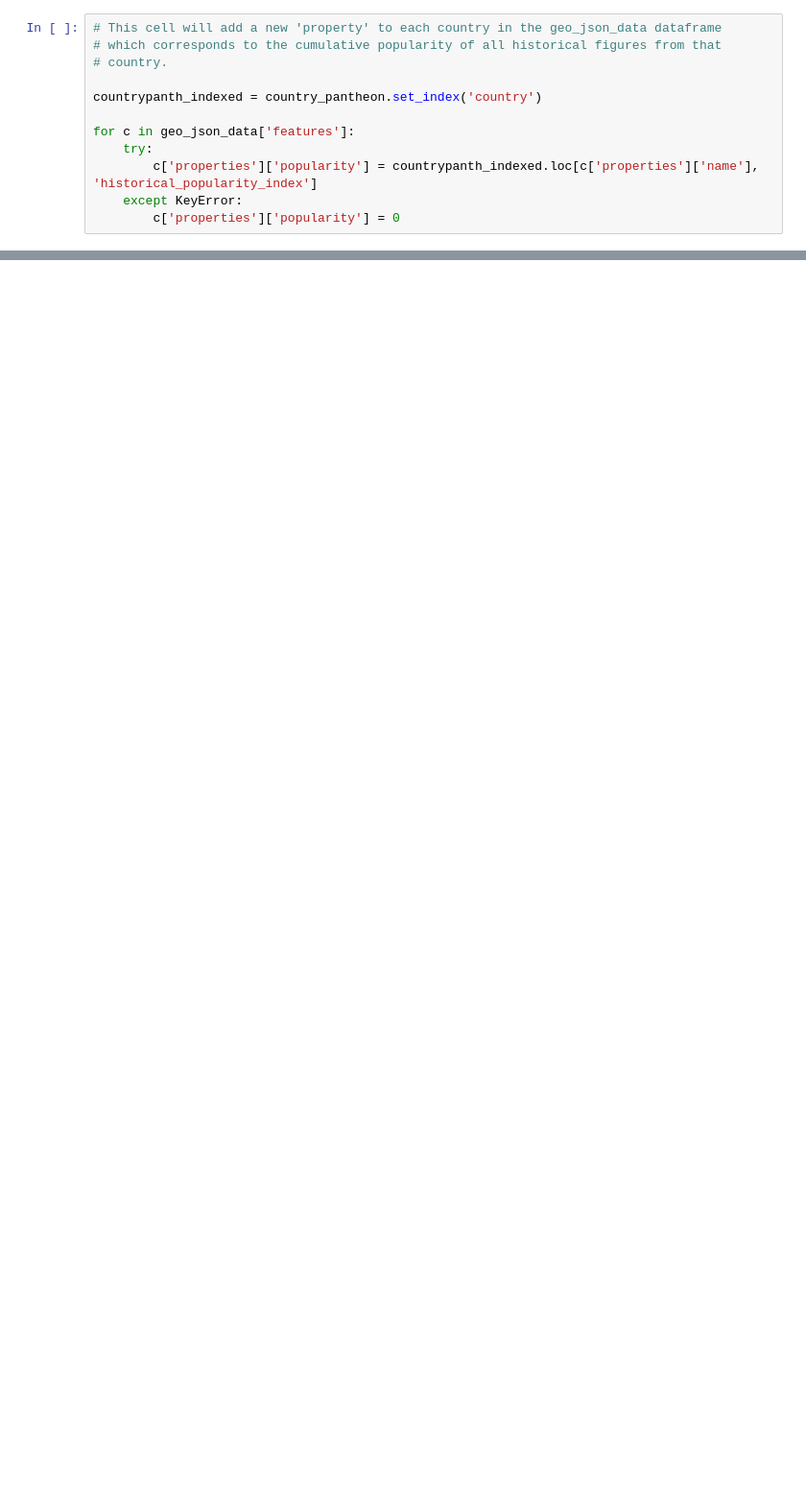
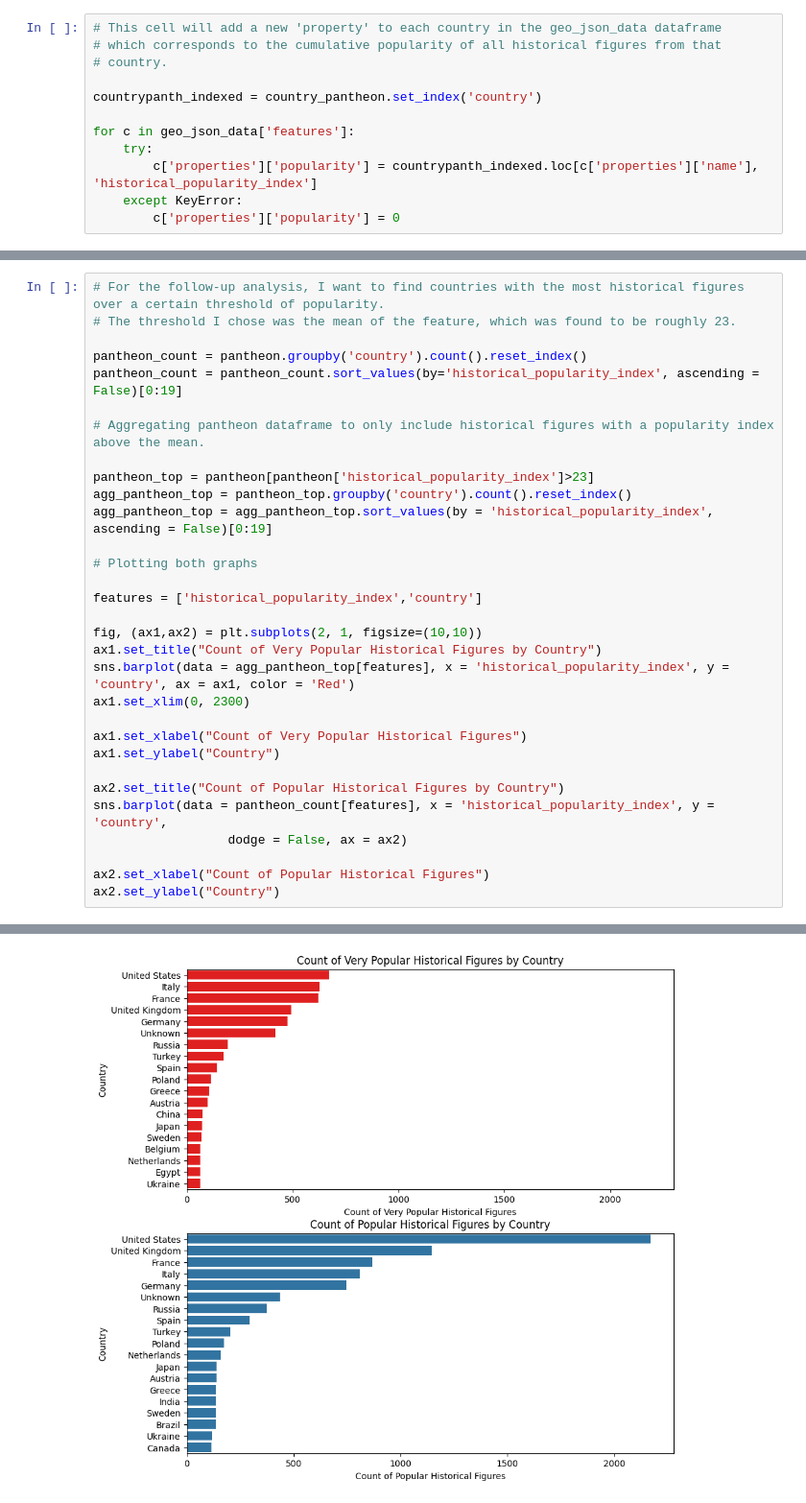
Before and after one commit to SeanG347/kaggle-projects, a Jupyter notebook: historical-popularity-index-analysis.ipynb, the cells around one changed output, grey strips where cells are left out. Shown at 96% size. Drawn from its saved outputs; the diff is of its cells as text; blank space fills up the shorter version.

```diff
--- a/historical-popularity-index-analysis.ipynb
+++ b/historical-popularity-index-analysis.ipynb
@@ -147,0 +175,32 @@ m
+# %%
+# For the follow-up analysis, I want to find countries with the most historical figures over a certain threshold of popularity.
+# The threshold I chose was the mean of the feature, which was found to be roughly 23.
+
+pantheon_count = pantheon.groupby('country').count().reset_index()
+pantheon_count = pantheon_count.sort_values(by='historical_popularity_index', ascending = False)[0:19]
+
+# Aggregating pantheon dataframe to only include historical figures with a popularity index above the mean.
+
+pantheon_top = pantheon[pantheon['historical_popularity_index']>23]
+agg_pantheon_top = pantheon_top.groupby('country').count().reset_index()
+agg_pantheon_top = agg_pantheon_top.sort_values(by = 'historical_popularity_index', ascending = False)[0:19]
+
+# Plotting both graphs
+
+features = ['historical_popularity_index','country']
+
+fig, (ax1,ax2) = plt.subplots(2, 1, figsize=(10,10))
+ax1.set_title("Count of Very Popular Historical Figures by Country")
+sns.barplot(data = agg_pantheon_top[features], x = 'historical_popularity_index', y = 'country', ax = ax1, color = 'Red')
+ax1.set_xlim(0, 2300)
+
+ax1.set_xlabel("Count of Very Popular Historical Figures")
+ax1.set_ylabel("Country")
+
+ax2.set_title("Count of Popular Historical Figures by Country")
+sns.barplot(data = pantheon_count[features], x = 'historical_popularity_index', y = 'country',
+                  dodge = False, ax = ax2)
+
+ax2.set_xlabel("Count of Popular Historical Figures")
+ax2.set_ylabel("Country")
+# %% [output]
@@ -147,0 +208 @@ m
+[figure, added]
```
Also changed, not shown: parts of 9 cells of this notebook.
